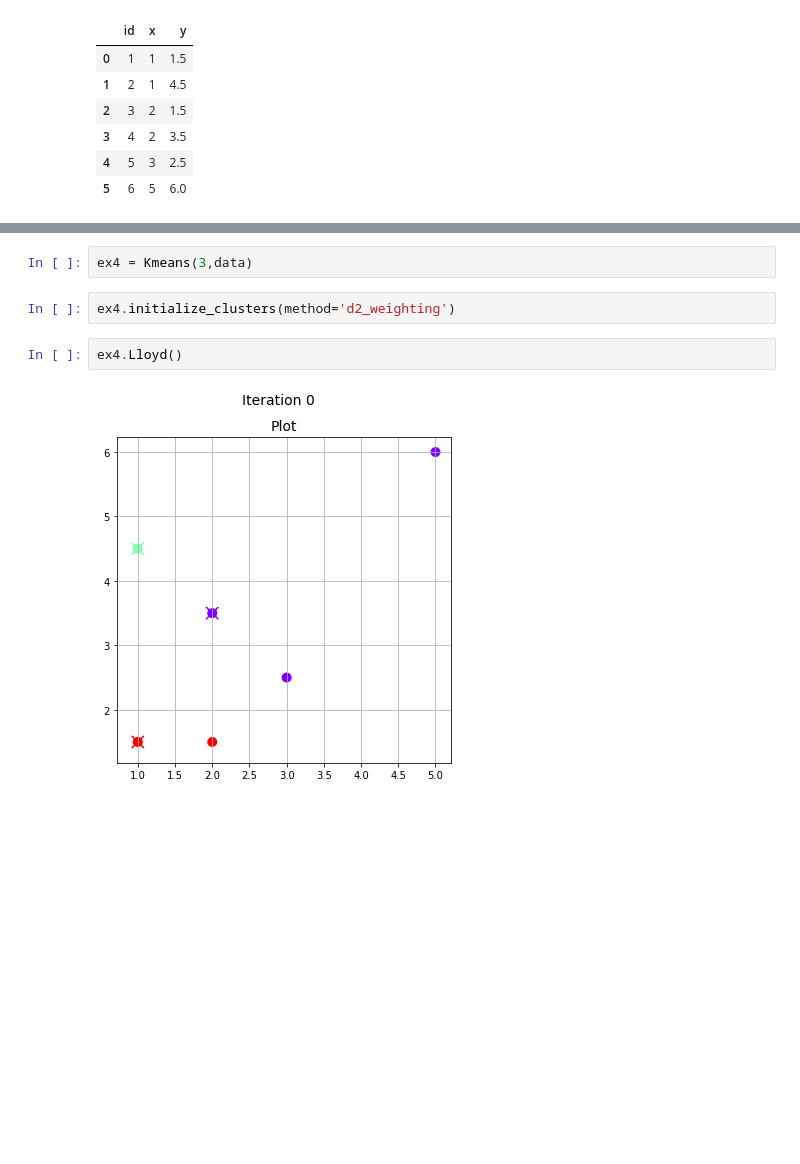
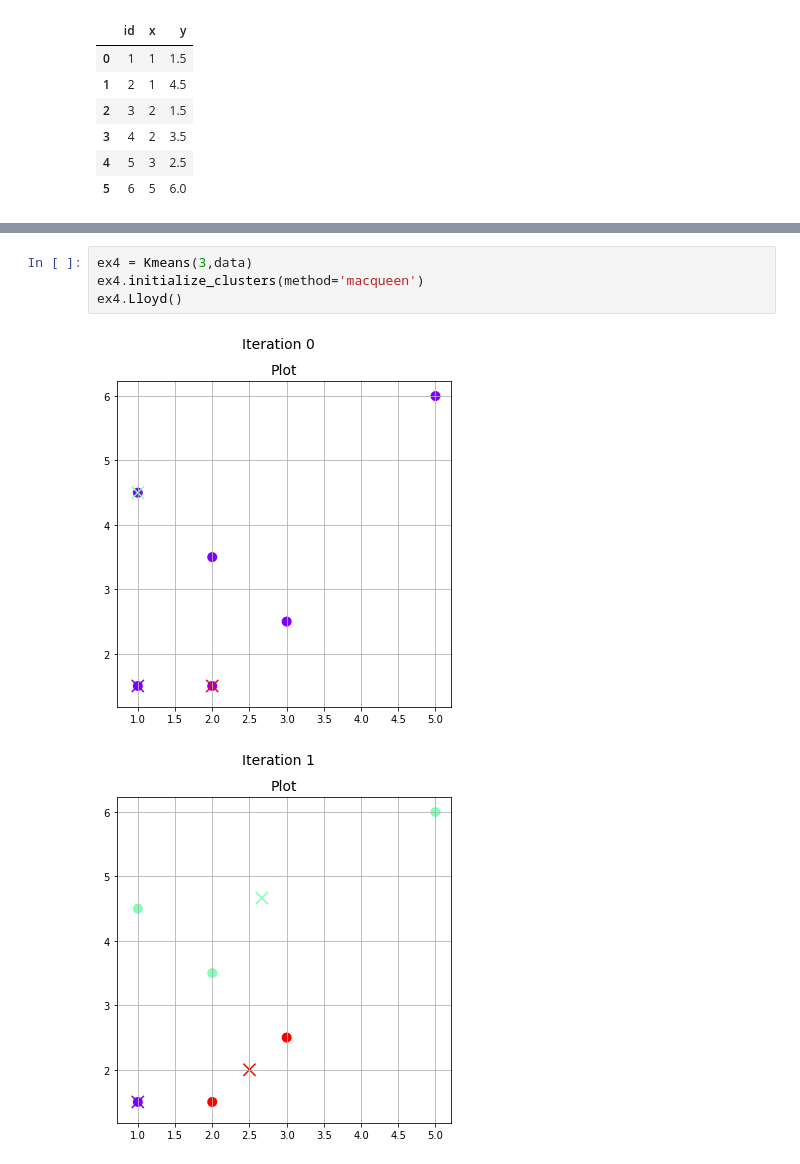
Before and after one commit to joaxkal/SDM, a Jupyter notebook: kmeans/KMeans.ipynb, the cells around one changed output, grey strips where cells are left out. Cells and saved outputs as stored; diff of their text form; blank space fills up the shorter version.

Commit message:
add robin and macqueen init

```diff
--- a/kmeans/KMeans.ipynb
+++ b/kmeans/KMeans.ipynb
@@ -235,12 +294,11 @@ class Kmeans:
                 raise Exception
 # %%
 ex4 = Kmeans(3,data)
+ex4.initialize_clusters(method='macqueen')
+ex4.Lloyd()
+# %% [output]
+[figure, added]
+[figure, added]
-# %%
-ex4.initialize_clusters(method='d2_weighting')
-# %%
-ex4.Lloyd()
-# %% [output]
-[figure, removed]
 # %%
 ex4 = Kmeans(3,data)
 ex4.initialize_clusters()
```
Also changed, not shown: parts of 3 cells of this notebook.
